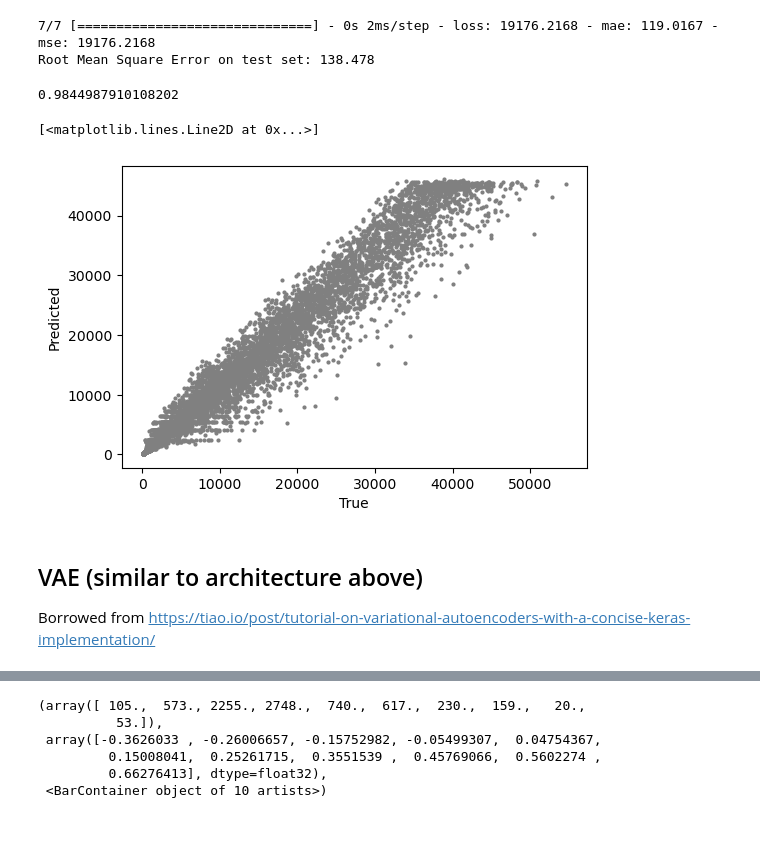
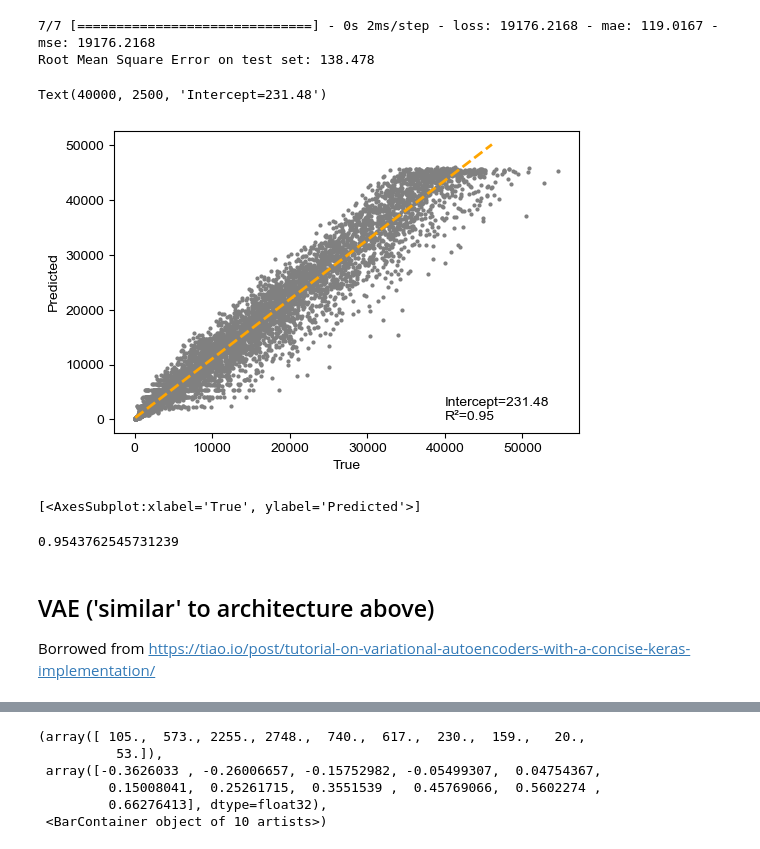
Before and after one commit to VivaswatS/selCoefEst, a Jupyter notebook: working_selCoefEst.ipynb, the cells around one changed output, grey strips where cells are left out. Cells and saved outputs as stored; diff of their text form; code cells hidden in the pictures.

```diff
--- a/working_selCoefEst.ipynb
+++ b/working_selCoefEst.ipynb
@@ -145,11 +146,15 @@ preds = model.predict(test_data)
 #test_data.shape
-# %%
-print(np.corrcoef(np.ravel(test_labs), np.ravel(preds))[0,1])
-plt.figure(dpi=100)
-plt.ylabel('Predicted')
-plt.xlabel('True')
-plt.plot(np.exp(np.ravel(test_labs)), np.exp(np.ravel(preds)), 'o',  color="grey", markersize=2)
-# %% [output]
-0.9844987910108202
-[<matplotlib.lines.Line2D at 0x...>]
-[figure, removed]
+# %%
+plt.figure(dpi=100)
+plt.ylabel('Predicted')
+plt.xlabel('True')
+plt.plot(np.exp(np.ravel(test_labs)), preds, 'o', color='grey', markersize=2)
+res = sm.OLS(preds, sm.add_constant(np.exp(np.ravel(test_labs)))).fit()
+muhat, betahat = res.params
+x_ = np.linspace(np.min(preds), np.max(preds), 20)
+plt.plot(x_, muhat + betahat * x_, color="orange", linestyle='--', linewidth=2)
+plt.text(40000, 2, "R²={:.2f}".format(res.rsquared))
+plt.text(40000, 2500, "Intercept={:.2f}".format(muhat))
+# %% [output]
+Text(40000, 2500, 'Intercept=231.48')
+[figure, added]
@@ -155,0 +163,4 @@ plt.plot(np.exp(np.ravel(test_labs)), np.exp(np.ravel(preds)), 'o',  color="grey
+# %%
+ax
+# %% [output]
+[<AxesSubplot:xlabel='True', ylabel='Predicted'>]
@@ -156,5 +169,9 @@ plt.plot(np.exp(np.ravel(test_labs)), np.exp(np.ravel(preds)), 'o',  color="grey
+# %%
+res.rsquared
+# %% [output]
+0.9543762545731239
 # %% [markdown]
-## VAE (similar to architecture above)
+## VAE ('similar' to architecture above)
 
 Borrowed from https://tiao.io/post/tutorial-on-variational-autoencoders-with-a-concise-keras-implementation/
 # %%
```
Also changed, not shown: parts of 19 cells of this notebook.
